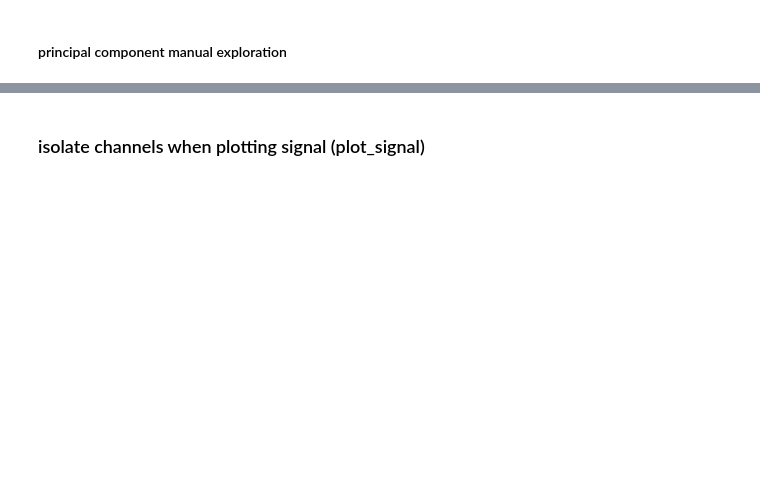
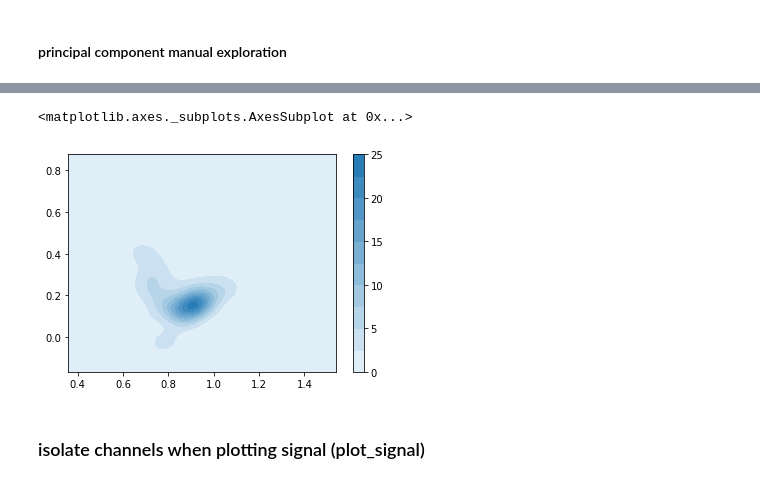
Before and after one commit to leobrowning92/plotting, a Jupyter notebook: example_mea_analysis_new.ipynb, the cells around one changed output, grey strips where cells are left out. Cells and saved outputs as stored; diff of their text form; code cells hidden in the pictures; blank space fills up the shorter version.

```diff
--- a/example_mea_analysis_new.ipynb
+++ b/example_mea_analysis_new.ipynb
@@ -459,5 +505,8 @@ plt.scatter(projection[:,0], projection[:,1], alpha=0.2)
 # %%
-sns.kdeplot(projection[:,0], projection[:,1], shade=True)
+sns.kdeplot(resd.dot(pc[0,:]), resd.dot(pc[1,:]), shade=True, cbar=True)
+# %% [output]
+<matplotlib.axes._subplots.AxesSubplot at 0x...>
+[figure, added]
 # %% [markdown]
 ### isolate channels when plotting signal (plot_signal)
 # %%
```
Also changed, not shown: parts of 31 cells of this notebook, 2 other files.
